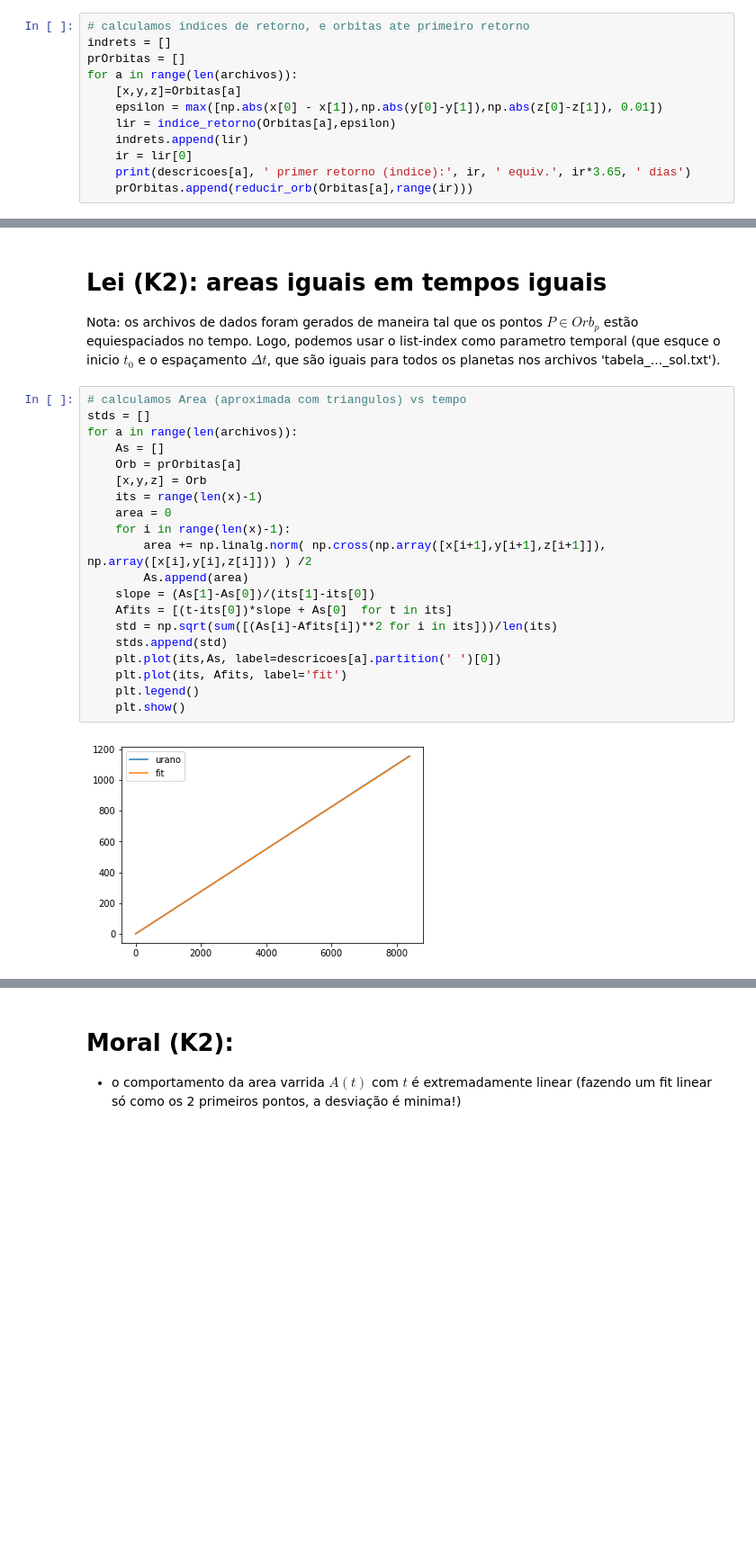
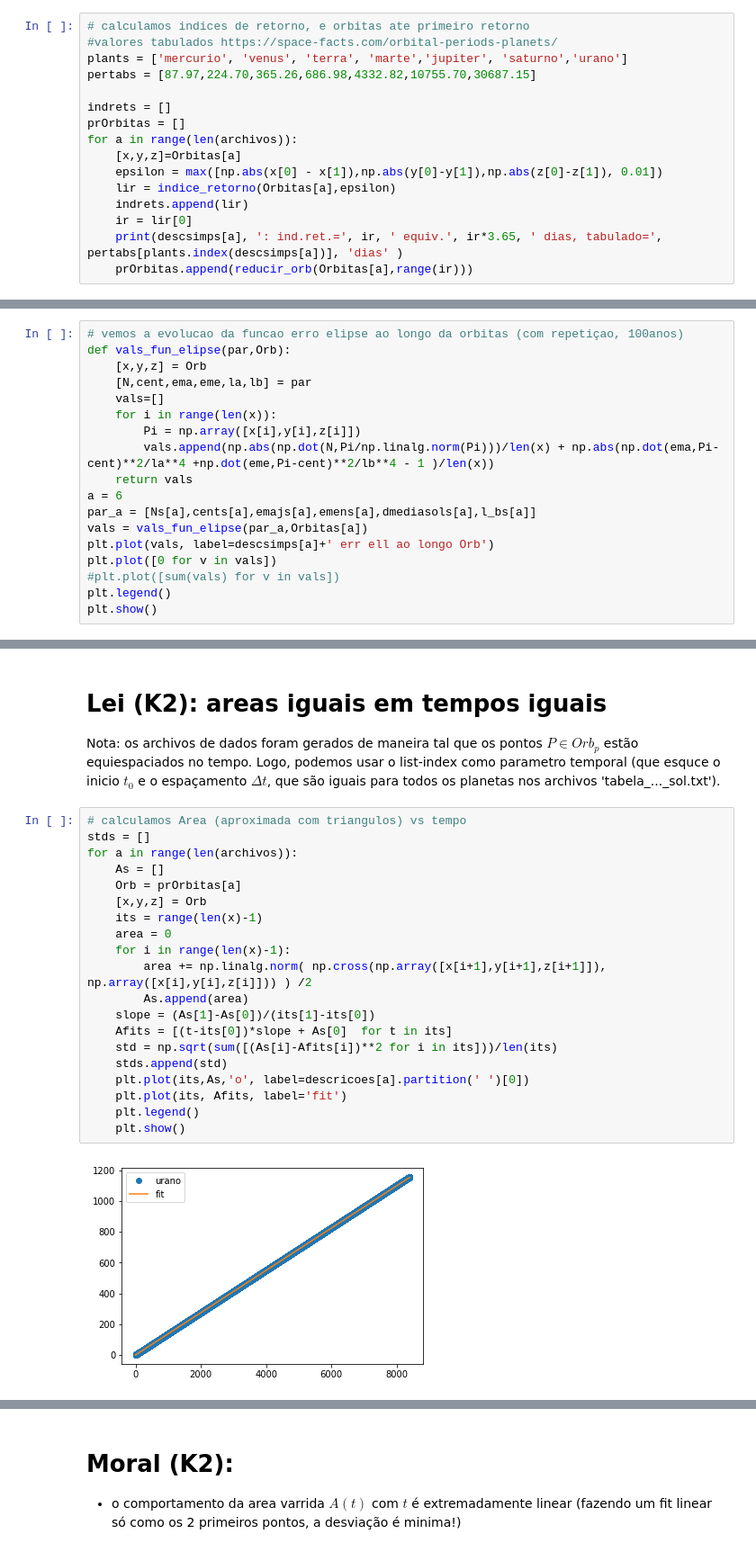
Before and after one commit to acabreraufrj/modelagem, a Jupyter notebook: aulas/Aula10.ipynb, the cells around one changed output, grey strips where cells are left out. Shown: that part at 90% size. Saved outputs shown, nothing was run; the diff lists cells and outputs as text; blank space fills up the shorter version.

```diff
--- a/aulas/Aula10.ipynb
+++ b/aulas/Aula10.ipynb
@@ -298,5 +300,9 @@ $$ \Delta t = \frac{100}{10^4} anos = \frac{1}{100} anos \simeq 3,65 dias $$
 # %%
 # calculamos indices de retorno, e orbitas ate primeiro retorno
+#valores tabulados https://space-facts.com/orbital-periods-planets/
+plants = ['mercurio', 'venus', 'terra', 'marte','jupiter', 'saturno','urano']
+pertabs = [87.97,224.70,365.26,686.98,4332.82,10755.70,30687.15]
+
 indrets = []
 prOrbitas = []
 for a in range(len(archivos)):
@@ -305,6 +311,6 @@ for a in range(len(archivos)):
     lir = indice_retorno(Orbitas[a],epsilon)
     indrets.append(lir)
     ir = lir[0]
-    print(descricoes[a], ' primer retorno (indice):', ir, ' equiv.', ir*3.65, ' dias')
+    print(descsimps[a], ': ind.ret.=', ir, ' equiv.', ir*3.65, ' dias, tabulado=', pertabs[plants.index(descsimps[a])], 'dias' )
     prOrbitas.append(reducir_orb(Orbitas[a],range(ir)))
 # %% [output]
@@ -602,3 +636,21 @@ saturno desde sol: erro com a elipse achada= 0.005011208835232853
 venus desde sol: erro com a elipse achada= 0.0017060286911613194
 marte desde sol: erro com a elipse achada= 0.00028650119123408357
 terra desde sol: erro com a elipse achada= 0.0017959843197782107
+# %%
+# vemos a evolucao da funcao erro elipse ao longo da orbitas (com repetiçao, 100anos)
+def vals_fun_elipse(par,Orb):
+    [x,y,z] = Orb
+    [N,cent,ema,eme,la,lb] = par
+    vals=[]
+    for i in range(len(x)):
+        Pi = np.array([x[i],y[i],z[i]])
+        vals.append(np.abs(np.dot(N,Pi/np.linalg.norm(Pi)))/len(x) + np.abs(np.dot(ema,Pi-cent)**2/la**4 +np.dot(eme,Pi-cent)**2/lb**4 - 1 )/len(x))
+    return vals
+a = 6
+par_a = [Ns[a],cents[a],emajs[a],emens[a],dmediasols[a],l_bs[a]]
+vals = vals_fun_elipse(par_a,Orbitas[a])
+plt.plot(vals, label=descsimps[a]+' err ell ao longo Orb')
+plt.plot([0 for v in vals])
+#plt.plot([sum(vals) for v in vals])
+plt.legend()
+plt.show()
@@ -614,22 +668,22 @@ Nota: os archivos de dados foram gerados de maneira tal que os pontos $P \in Orb
 # %%
 # calculamos Area (aproximada com triangulos) vs tempo
 stds = []
 for a in range(len(archivos)):
     As = []
     Orb = prOrbitas[a]
     [x,y,z] = Orb
     its = range(len(x)-1)
     area = 0
     for i in range(len(x)-1):
         area += np.linalg.norm( np.cross(np.array([x[i+1],y[i+1],z[i+1]]), np.array([x[i],y[i],z[i]])) ) /2
         As.append(area)
     slope = (As[1]-As[0])/(its[1]-its[0])
     Afits = [(t-its[0])*slope + As[0]  for t in its]
     std = np.sqrt(sum([(As[i]-Afits[i])**2 for i in its]))/len(its)
     stds.append(std)
-    plt.plot(its,As, label=descricoes[a].partition(' ')[0])
+    plt.plot(its,As,'o', label=descricoes[a].partition(' ')[0])
     plt.plot(its, Afits, label='fit')
     plt.legend()
     plt.show()
 # %% [output]
-[figure, old version]
+[figure, new version]
```
Also changed, not shown: parts of 14 cells of this notebook, 1 other file.
